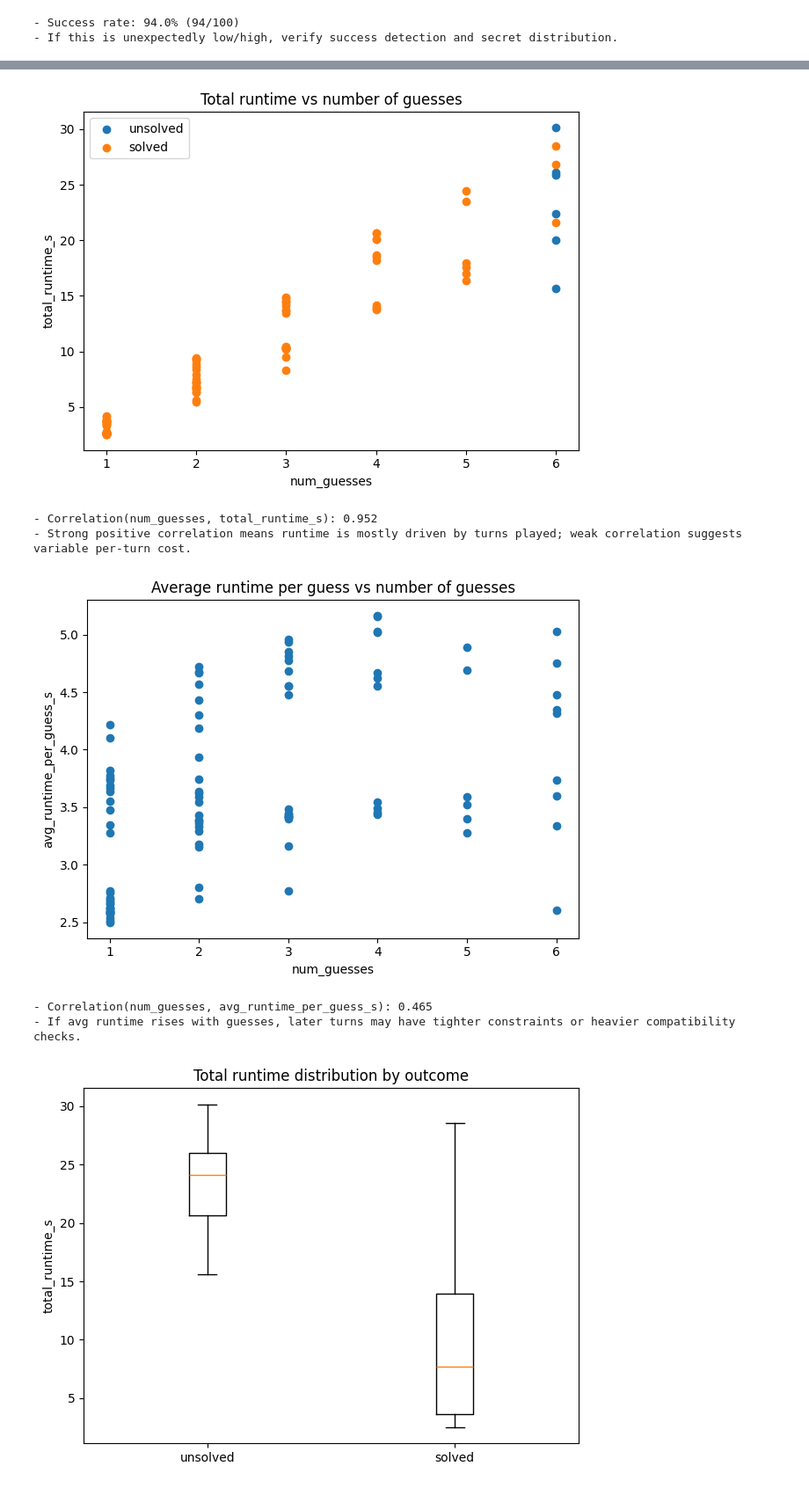
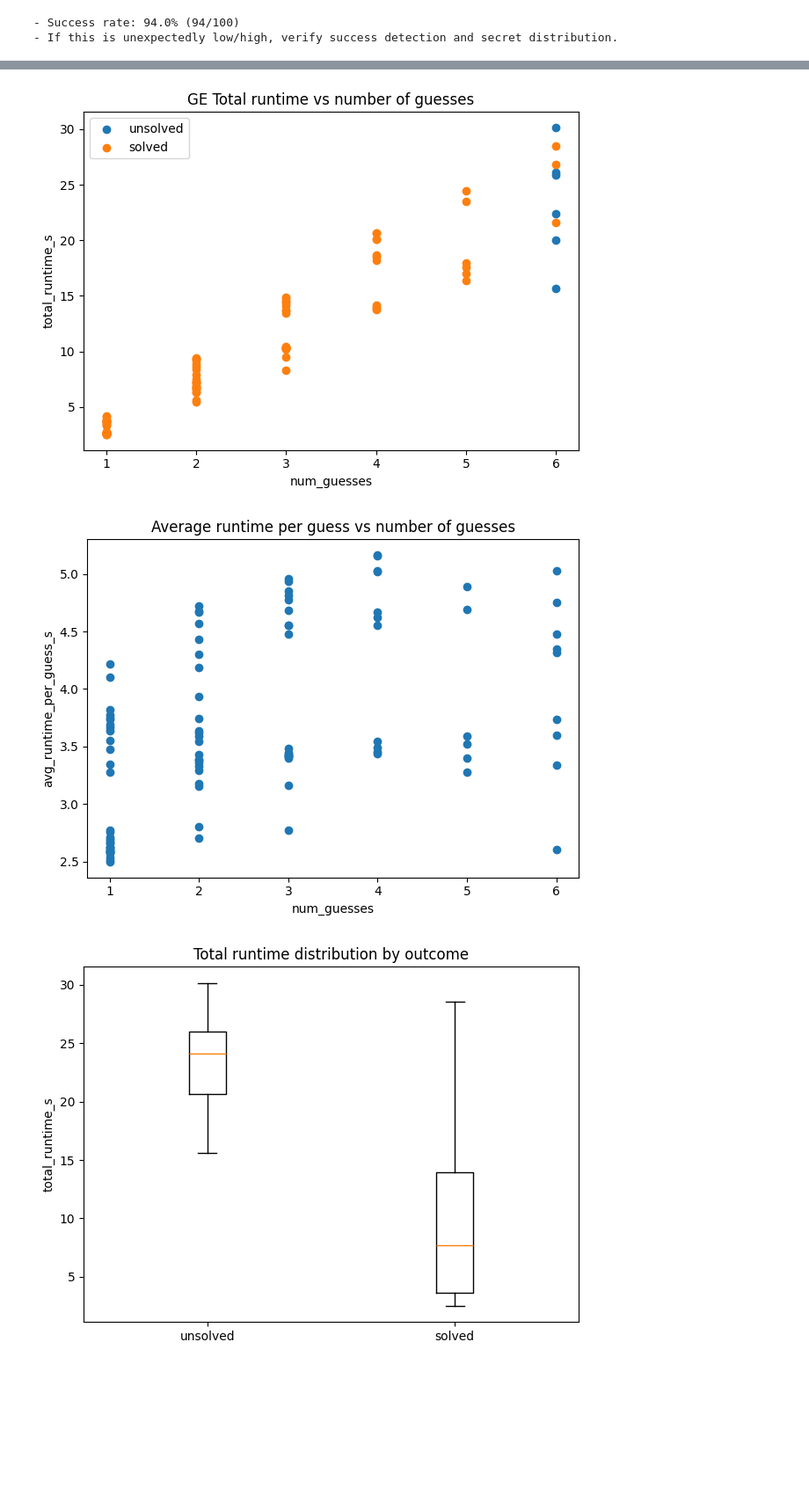
Before and after one commit to eanna-bonner/EvolutionaryAlgorithms_MathlerSolver, a Jupyter notebook: benchmarking/plot_benchmark_results.ipynb, the cells around one changed output, grey strips where cells are left out. Shown: that part at 88% size. Cells and saved outputs as stored; diff of their text form; code cells hidden in the pictures; blank space fills up the shorter version.

```diff
--- a/benchmarking/plot_benchmark_results.ipynb
+++ b/benchmarking/plot_benchmark_results.ipynb
@@ -114,25 +118,17 @@ noteworthy(lines)
 # %%
 plt.figure()
 solved = games[games['success']==1]
 unsolved = games[games['success']==0]
 plt.scatter(unsolved['num_guesses'], unsolved['total_runtime_s'], label='unsolved')
 plt.scatter(solved['num_guesses'], solved['total_runtime_s'], label='solved')
 plt.xlabel('num_guesses')
 plt.ylabel('total_runtime_s')
 plt.legend()
-plt.title('Total runtime vs number of guesses')
+plt.title('GE Total runtime vs number of guesses')
 plt.tight_layout()
 plt.show()
-
-r = corr_pair(games, 'num_guesses', 'total_runtime_s')
-noteworthy([
-    f"Correlation(num_guesses, total_runtime_s): {r:.3f}",
-    "Strong positive correlation means runtime is mostly driven by turns played; weak correlation suggests variable per-turn cost.",
-])
 # %% [output]
-[figure, old version]
+[figure, new version]
-- Correlation(num_guesses, total_runtime_s): 0.952
-- Strong positive correlation means runtime is mostly driven by turns played; weak correlation suggests variable per-turn cost.
 # %%
 plt.figure()
 plt.scatter(games['num_guesses'], games['avg_runtime_per_guess_s'])
@@ -141,16 +137,8 @@ plt.ylabel('avg_runtime_per_guess_s')
 plt.title('Average runtime per guess vs number of guesses')
 plt.tight_layout()
 plt.show()
-
-r = corr_pair(games, 'num_guesses', 'avg_runtime_per_guess_s')
-noteworthy([
-    f"Correlation(num_guesses, avg_runtime_per_guess_s): {r:.3f}",
-    "If avg runtime rises with guesses, later turns may have tighter constraints or heavier compatibility checks.",
-])
 # %% [output]
 [figure]
-- Correlation(num_guesses, avg_runtime_per_guess_s): 0.465
-- If avg runtime rises with guesses, later turns may have tighter constraints or heavier compatibility checks.
 # %%
 plt.figure()
 plt.boxplot([
```
Also changed, not shown: parts of 4 cells of this notebook, 3 other files.
